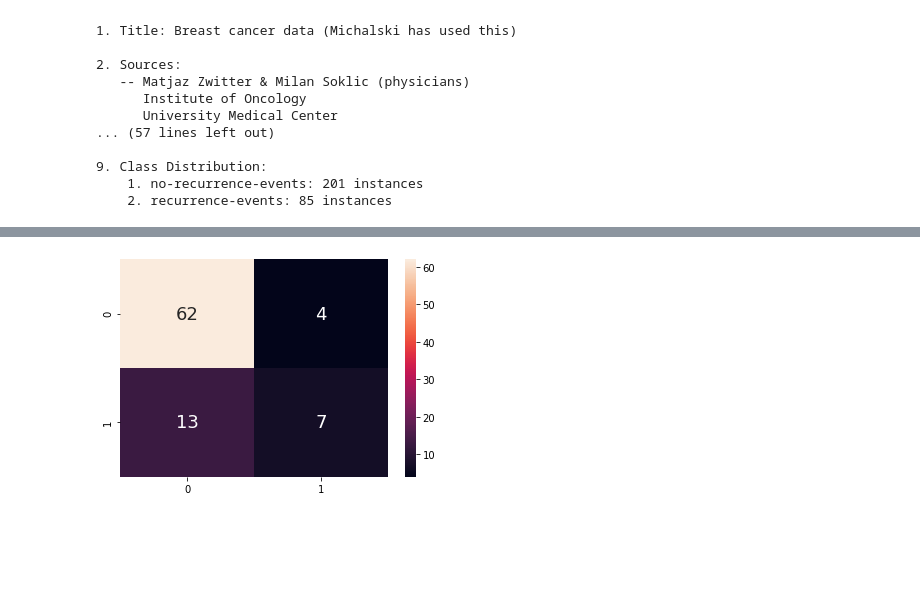
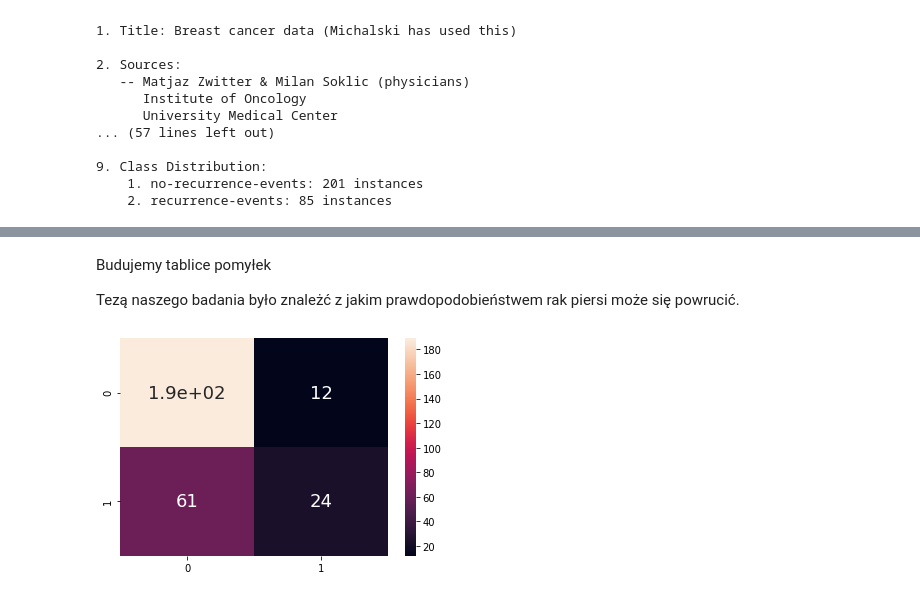
Before and after one commit to VVlovsky/breast_cancer_logistic_regression, a Jupyter notebook: main.ipynb, the cells around one changed output, grey strips where cells are left out. Drawn from its saved outputs; the diff is of its cells as text; code cells hidden in the pictures; blank space fills up the shorter version.

```diff
--- a/main.ipynb
+++ b/main.ipynb
@@ -118,3 +112,5 @@ find_most_correlated_cols(data)
 # %%
 to_drop = ['premeno', 'ge40']
 data = data.drop(to_drop, axis=1)
+
+x = np.asarray(data.values)
@@ -125,11 +122,0 @@ Maksymalna liczba itercji: 1000000.
-# %%
-y = np.asarray(data['class'].values)
-x = np.asarray(data.drop('class', axis=1).values)
-# %%
-acc_arr = []
-for i in range(1000):
-  x_train, x_test, y_train, y_test = train_test_split(x, y, test_size = 0.3)
-  clf = LogisticRegression(solver='liblinear', max_iter=100, penalty='l1', C=0.8)
-  clf.fit(x_train, y_train)
-  acc_arr.append(clf.score(x_test, y_test))
-print(np.mean(acc_arr))
@@ -139,0 +123,21 @@ Budujemy heatmap
+# %%
+
+clf = LogisticRegression(max_iter=1000)
+grid={"C":np.logspace(-3,3,7),
+      "penalty":["l2"],
+      "solver":['newton-cg', 'lbfgs', 'liblinear']}
+acc_arr = []
+
+
+kf = KFold(n_splits=10)
+for train_index, test_index in kf.split(x):
+   x_train, x_test = x[train_index], x[test_index]
+   y_train, y_test = y[train_index], y[test_index]
+   clf_cv=GridSearchCV(clf,grid,cv=10)
+   clf_cv.fit(x_train,y_train)
+   print("tuned hpyerparameters :(best parameters) ",clf_cv.best_params_)
+
+   acc_arr.append(clf_cv.score(x_test, y_test))
+   print(f'Dokładność predykcji: {acc_arr[-1]*100:.2f}%')
+
+print(f'Średnia dokładność predykcji: {np.mean(acc_arr)*100:.2f}%')
@@ -140,7 +162,11 @@ Budujemy heatmap
+# %% [markdown]
+Budujemy tablice pomyłek
+
+Tezą naszego badania było znależć z jakim prawdopodobieństwem rak piersi może się powrucić.
 # %%
-y_pred = clf.predict(x_test)
-cm = confusion_matrix(y_test, y_pred)
+y_pred = clf_cv.predict(x)
+cm = confusion_matrix(y, y_pred)
 sn.heatmap(cm, annot=True, annot_kws={"size": 18})
 plt.show()
 # %% [output]
-[figure, old version]
+[figure, new version]
```
Also changed, not shown: parts of 12 cells of this notebook.
